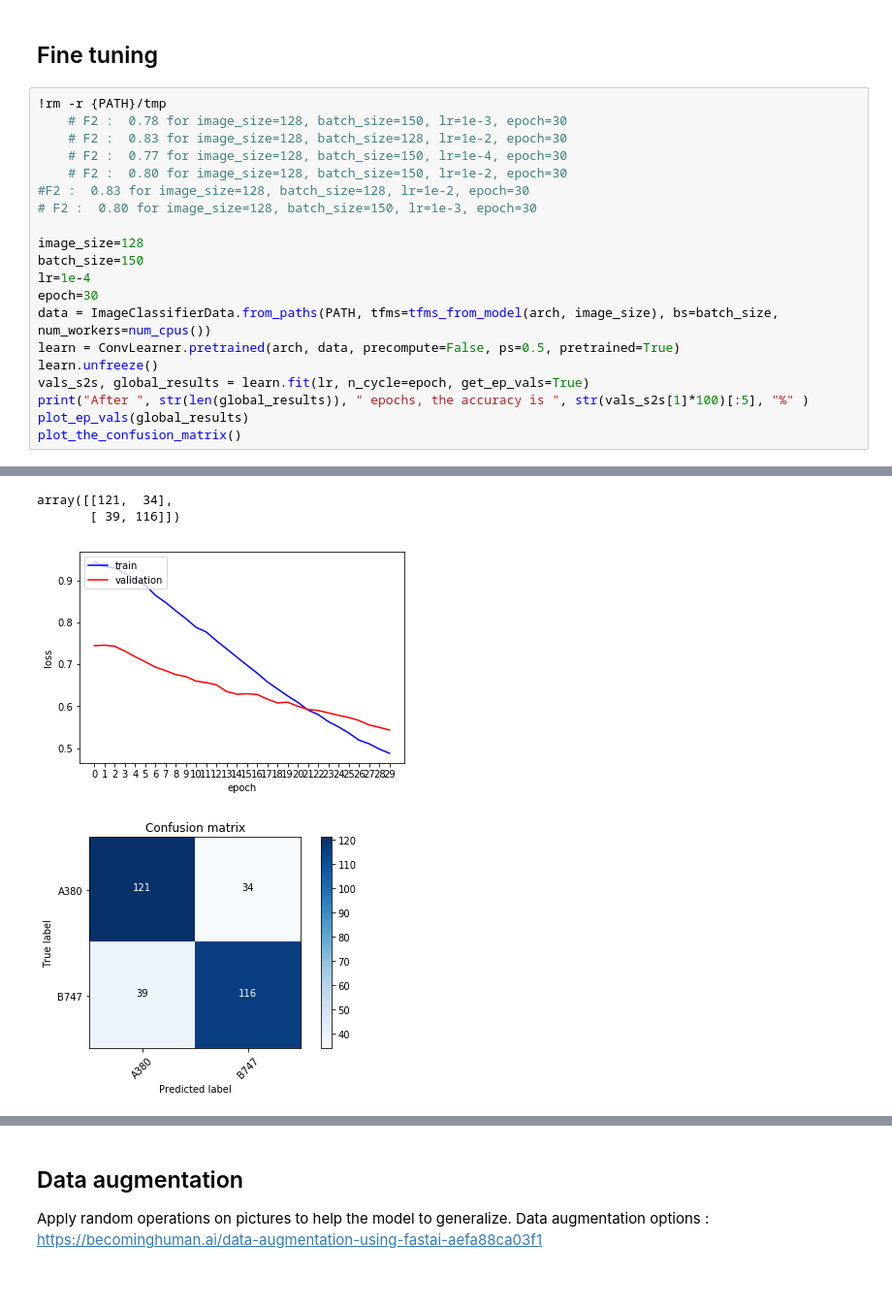
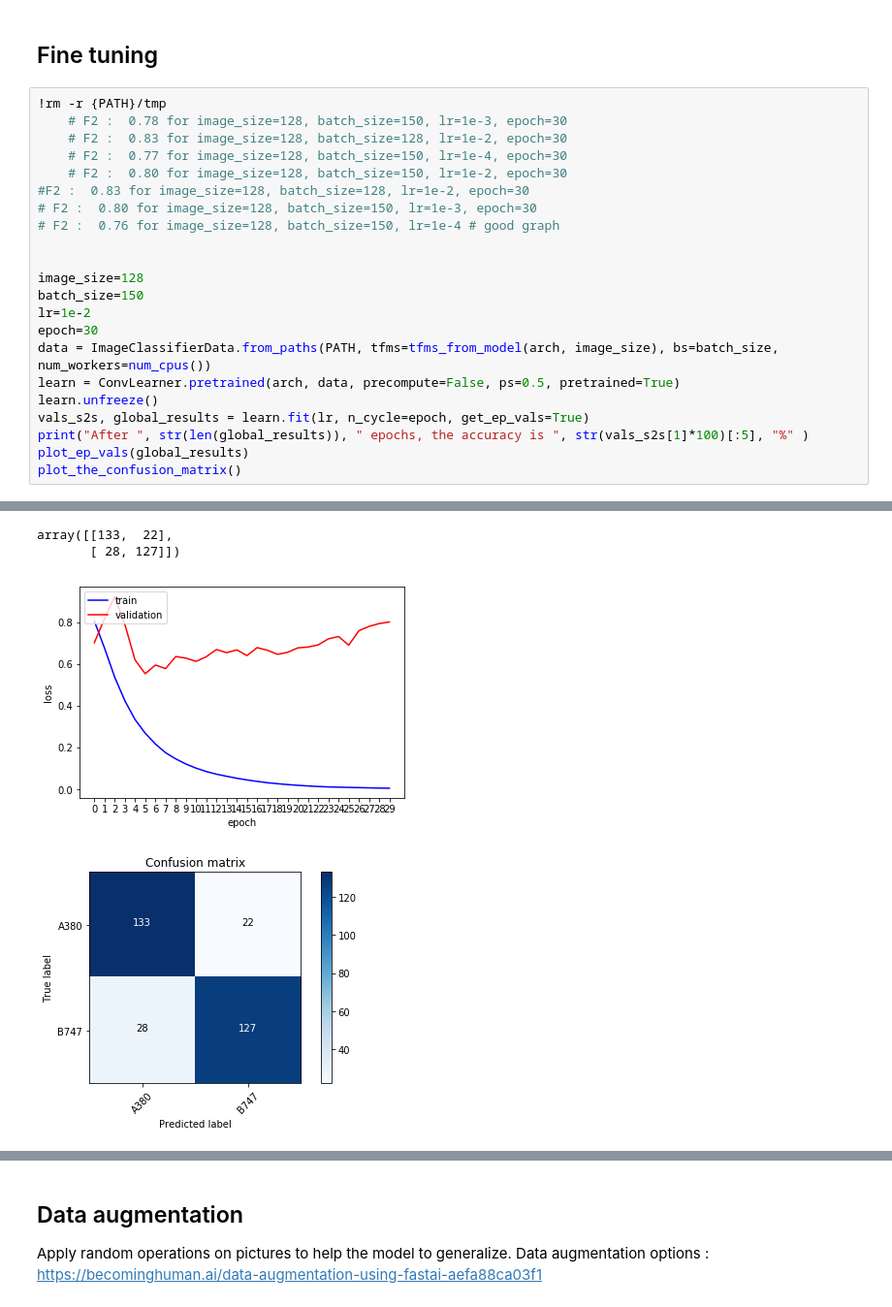
Before and after one commit to benoit-cty/deep_learning_tests, a Jupyter notebook: 01-Binary_Classification_747_vs_A380.ipynb, the cells around one changed output, grey strips where cells are left out. Shown at 97% size. Drawn from its saved outputs; the diff is of its cells as text.

```diff
--- a/01-Binary_Classification_747_vs_A380.ipynb
+++ b/01-Binary_Classification_747_vs_A380.ipynb
@@ -246,10 +245,12 @@ The model had learn quite nothing. But it is not surprising with so small datase
     # F2 :  0.80 for image_size=128, batch_size=150, lr=1e-2, epoch=30
 #F2 :  0.83 for image_size=128, batch_size=128, lr=1e-2, epoch=30
 # F2 :  0.80 for image_size=128, batch_size=150, lr=1e-3, epoch=30
+# F2 :  0.76 for image_size=128, batch_size=150, lr=1e-4 # good graph
+
 
 image_size=128
 batch_size=150
-lr=1e-4
+lr=1e-2
 epoch=30
 data = ImageClassifierData.from_paths(PATH, tfms=tfms_from_model(arch, image_size), bs=batch_size, num_workers=num_cpus())
 learn = ConvLearner.pretrained(arch, data, precompute=False, ps=0.5, pretrained=True)
@@ -280,7 +281,7 @@ F2 :  0.761006289308176
-array([[121,  34],
-       [ 39, 116]])
+array([[133,  22],
+       [ 28, 127]])
-[figure, old version]
+[figure, new version]
-[figure, old version]
+[figure, new version]
 # %%
 learn.sched.plot_loss()
 # %% [output]
```
Also changed, not shown: parts of 36 cells of this notebook.
